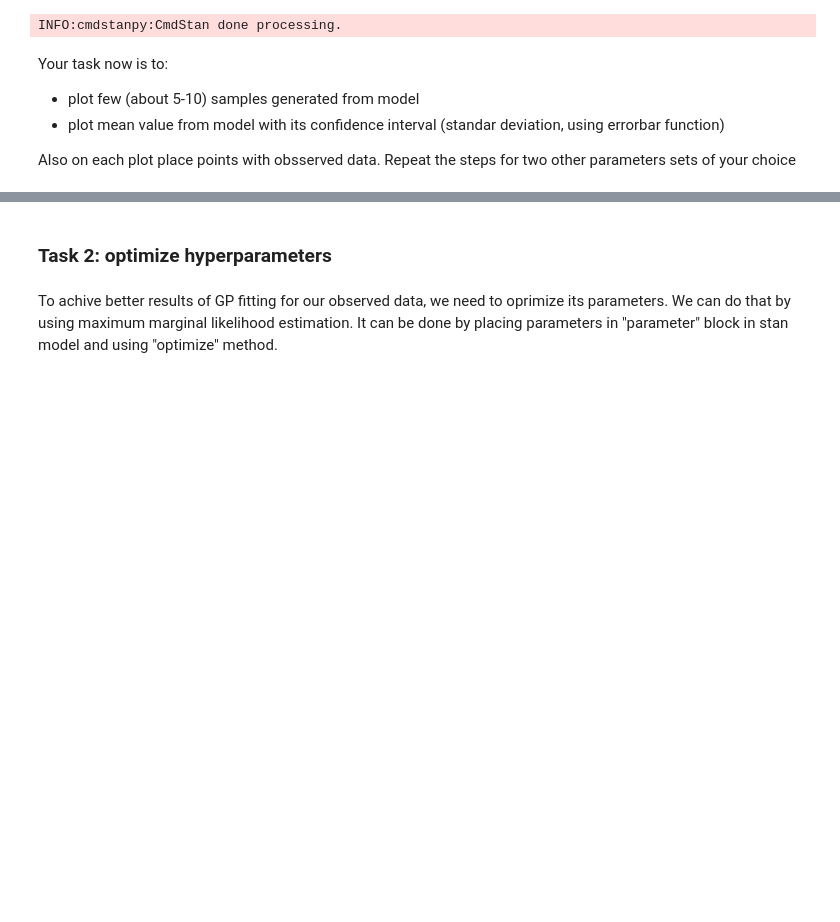
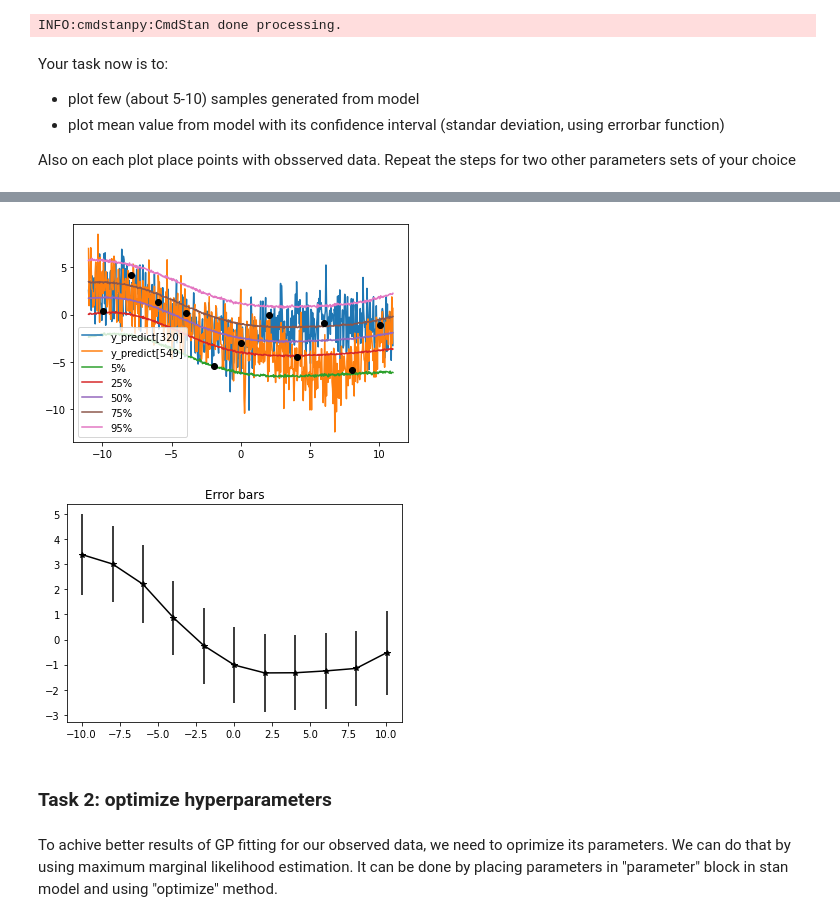
Before and after one commit to tenkinogawa/Data-Analytics, a Jupyter notebook: Lab6/Agnieszka_Welian_lab6.ipynb, the cells around one changed output, grey strips where cells are left out. Saved outputs shown, nothing was run; the diff lists cells and outputs as text; code cells hidden in the pictures; blank space fills up the shorter version.

```diff
--- a/Lab6/Agnieszka_Welian_lab6.ipynb
+++ b/Lab6/Agnieszka_Welian_lab6.ipynb
@@ -166,3 +136,25 @@ INFO:cmdstanpy:CmdStan done processing.
+# %%
+med_prob_ppc = np.percentile(result.stan_variable('y_predict'),[5,25,50,75,95],axis=0)
+plt.plot(x_predict,result.stan_variable('y_predict')[153])
+plt.plot(x_predict,result.stan_variable('y_predict')[513])
+plt.plot(x_predict,med_prob_ppc[0])
+plt.plot(x_predict,med_prob_ppc[1])
+plt.plot(x_predict,med_prob_ppc[2])
+plt.plot(x_predict,med_prob_ppc[3])
+plt.plot(x_predict,med_prob_ppc[4])
+labels= ["y_predict[320]","y_predict[549]", "5%", "25%", "50%", "75%", "95%"]
+plt.legend(labels)
+plt.scatter(x_predict[observed_idx], y_obs, color='black', zorder=5)
+plt.title('')
+plt.figure()
+
+plt.errorbar(x_predict[observed_idx], med_prob_ppc[3][observed_idx], (med_prob_ppc[3]-med_prob_ppc[2])[observed_idx],fmt='-*', color='black')
+# plt.errorbar(x, y, errors, marker='s', mfc='red', ms=3)
+plt.title('Error bars')
+plt.show()
+# %% [output]
+[figure, added]
+[figure, added]
 # %% [markdown]
 ### Task 2: optimize hyperparameters
 # %% [markdown]
```
Also changed, not shown: parts of 8 cells of this notebook, 7 other files.
